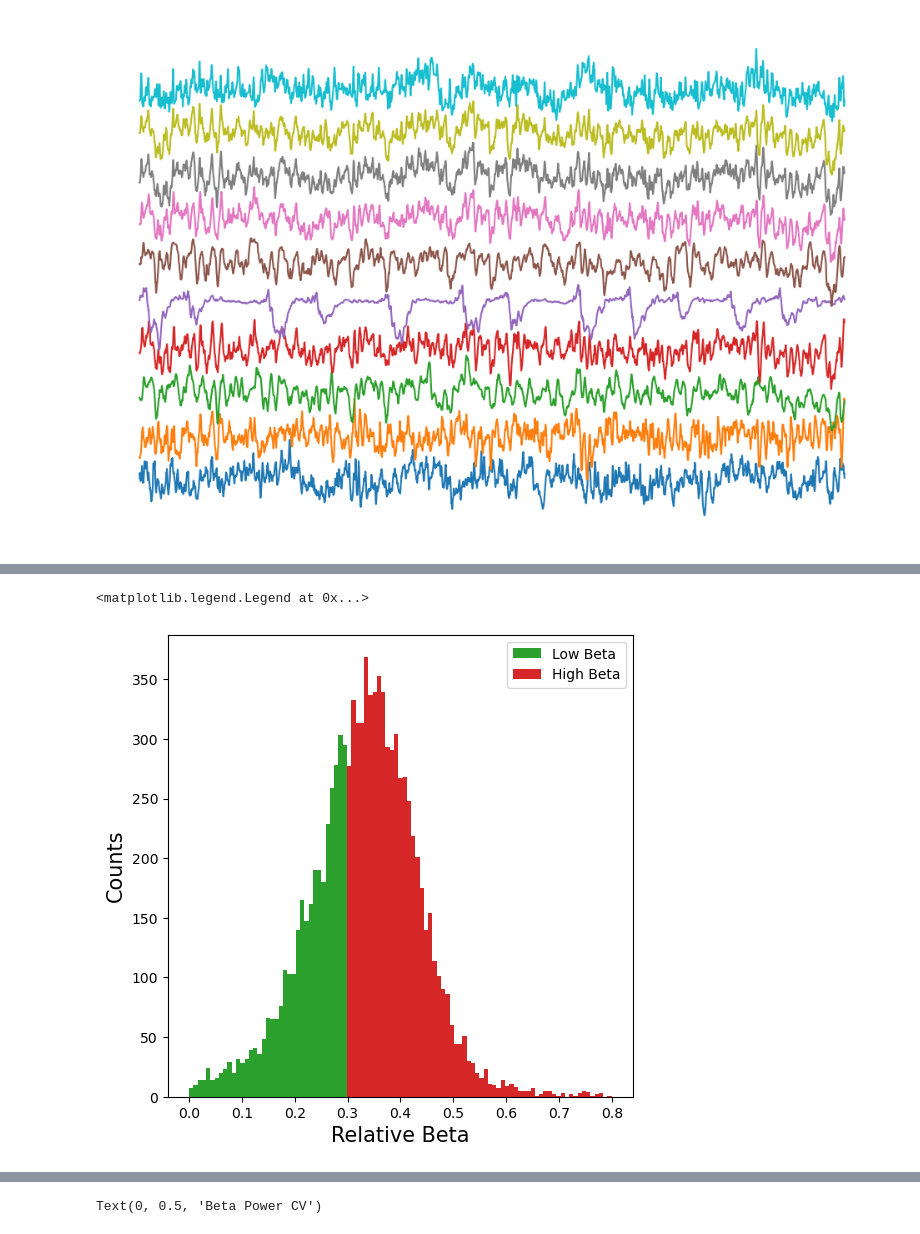
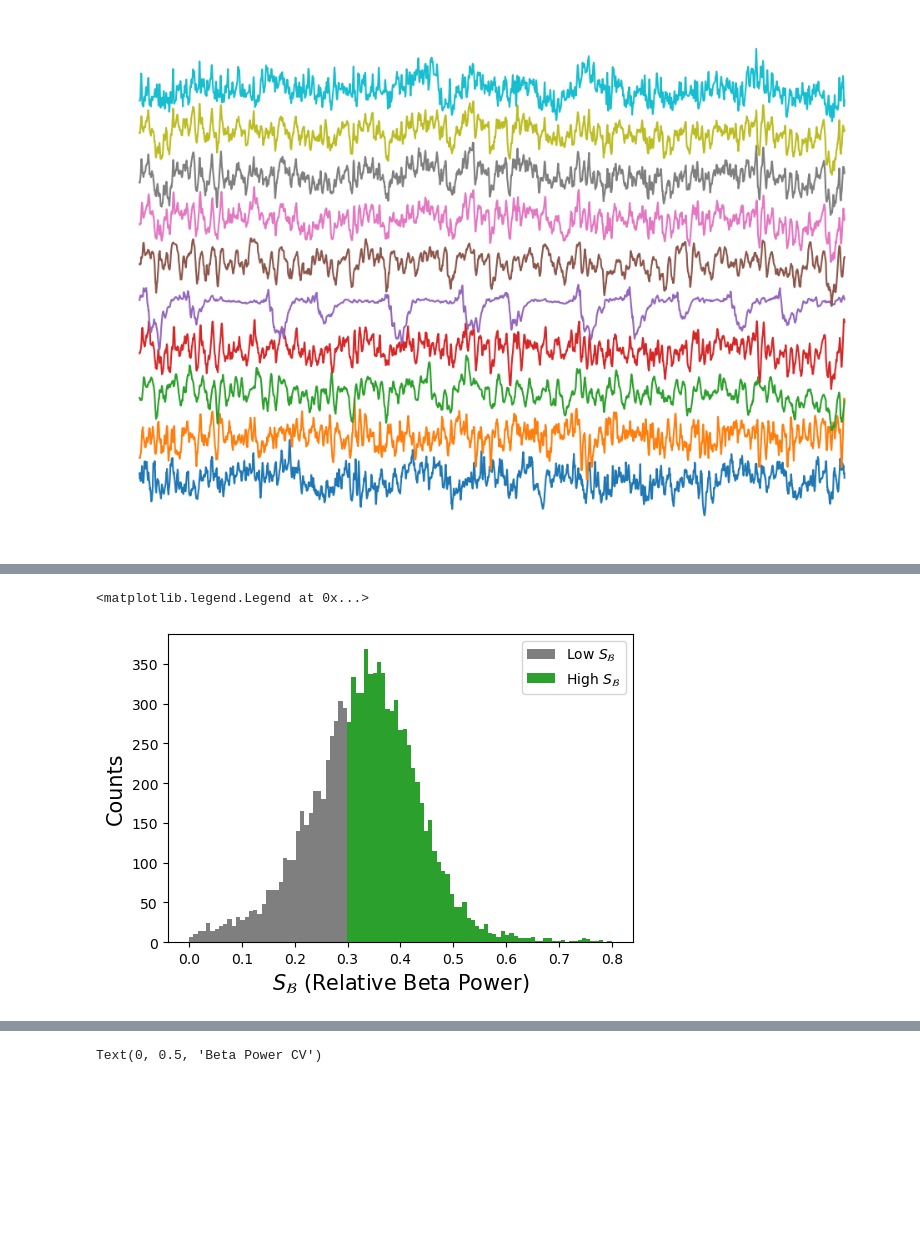
Before and after one commit to ntolley/hnn_latent, a Jupyter notebook: notebooks/excitation_propogation.ipynb, the cells around one changed output, grey strips where cells are left out. Drawn from its saved outputs; the diff is of its cells as text; code cells hidden in the pictures; blank space fills up the shorter version.

```diff
--- a/notebooks/excitation_propogation.ipynb
+++ b/notebooks/excitation_propogation.ipynb
@@ -100,22 +91,25 @@ Text(0.5, 0, 'Beta Power Coefficient of Variation')
 # %%
 beta_mask = (freqs > 13) & (freqs < 30)
 beta_power = powers[:, beta_mask].sum(axis=1)
 beta_ratio = beta_power / powers.sum(axis=1)
+
+ratio_sort = np.argsort(beta_ratio)[::-1]
+cv_sort = np.argsort(beta_cv)[::-1]
 
 thresh = 0.3
 low_beta = beta_ratio < 0.3
 high_beta = beta_ratio > 0.3
 
 
 bins = np.linspace(0, 0.8, 100)
 
-plt.figure(figsize=(6,6))
-_ = plt.hist(beta_ratio[low_beta], bins=bins, color='C2', label='Low Beta')
-_ = plt.hist(beta_ratio[high_beta], bins=bins, color='C3', label='High Beta')
+plt.figure(figsize=(6,4))
+_ = plt.hist(beta_ratio[low_beta], bins=bins, color='C7', label='Low $S_\mathcal{B}$')
+_ = plt.hist(beta_ratio[high_beta], bins=bins, color='C2', label='High $S_\mathcal{B}$')
 
-plt.xlabel('Relative Beta', fontsize=15)
+plt.xlabel('$S_\mathcal{B}$ (Relative Beta Power)', fontsize=15)
 plt.ylabel('Counts', fontsize=15)
 plt.legend()
 # %% [output]
 <matplotlib.legend.Legend at 0x...>
-[figure, old version]
+[figure, new version]
```
Also changed, not shown: parts of 7 cells of this notebook, 3 other files.
